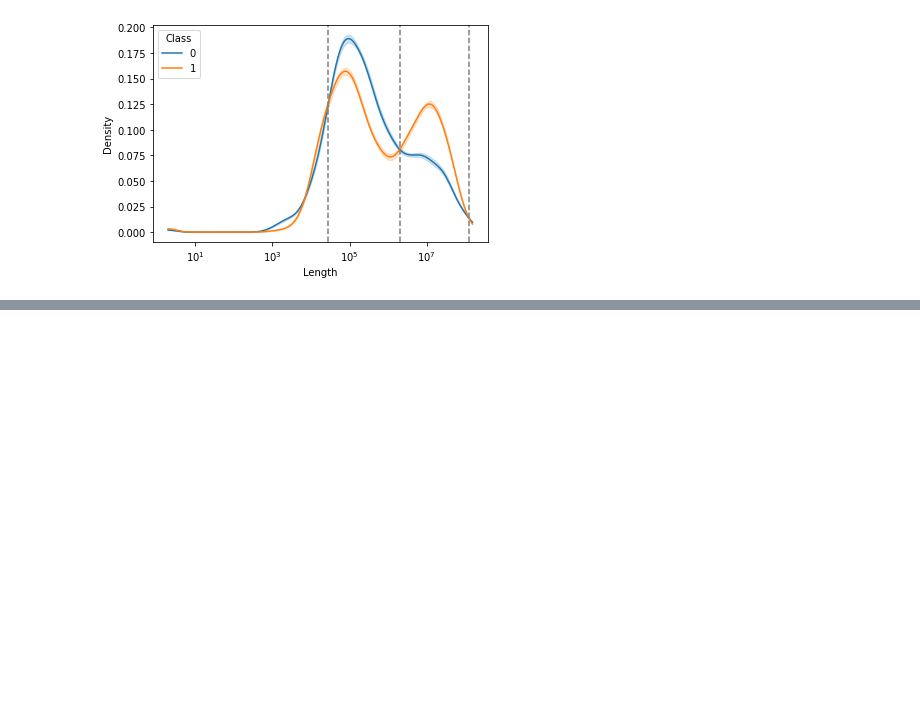
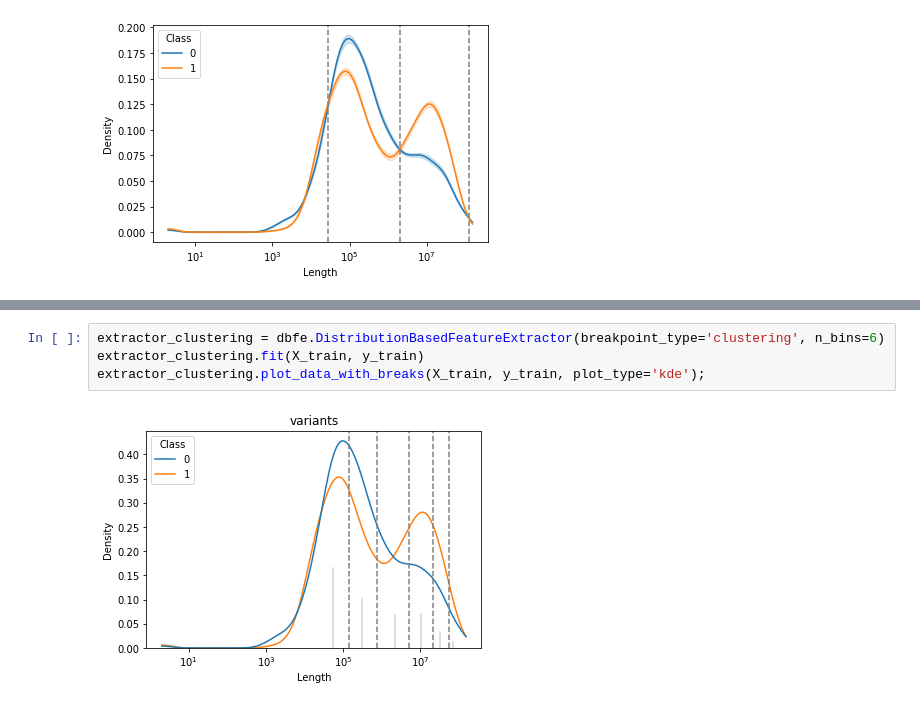
Before and after one commit to MNMdiagnostics/dbfe, a Jupyter notebook: examples/dbfe_example.ipynb, the cells around one changed output, grey strips where cells are left out. Saved outputs shown, nothing was run; the diff lists cells and outputs as text; blank space fills up the shorter version.

```diff
--- a/examples/dbfe_example.ipynb
+++ b/examples/dbfe_example.ipynb
@@ -59,0 +91,6 @@ AUC on test data: 0.694
+# %%
+extractor_clustering = dbfe.DistributionBasedFeatureExtractor(breakpoint_type='clustering', n_bins=6)
+extractor_clustering.fit(X_train, y_train)
+extractor_clustering.plot_data_with_breaks(X_train, y_train, plot_type='kde');
+# %% [output]
+[figure, added]
```
Also changed, not shown: parts of 12 cells of this notebook, 3 other files.
